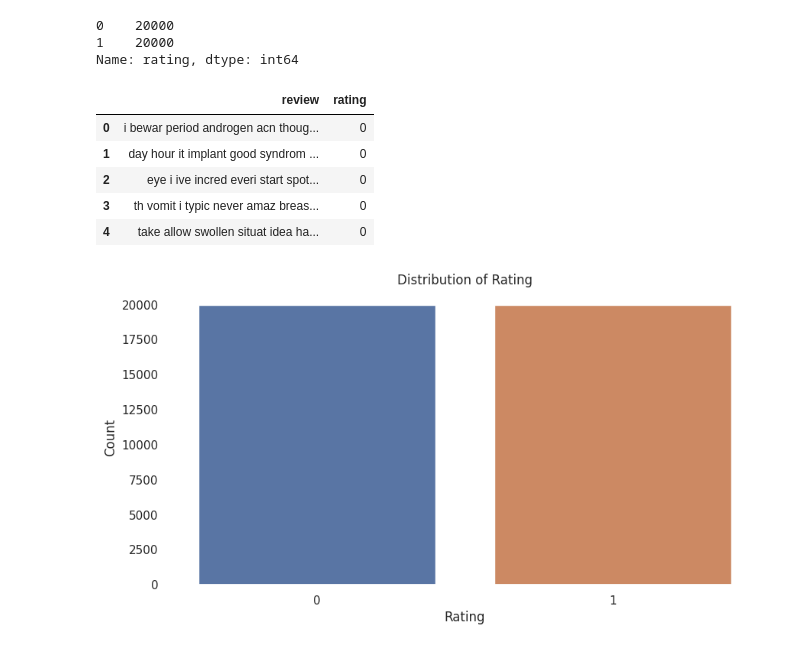
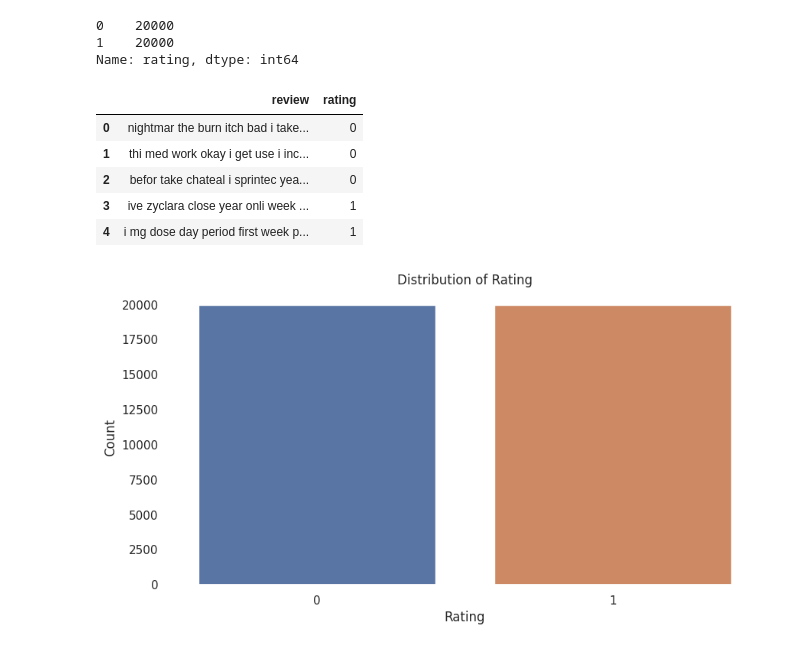
Before and after one commit to michellejieli/Whoop, a Jupyter notebook: naive_bayes.ipynb, the cells around one changed output. Drawn from its saved outputs; the diff is of its cells as text; code cells hidden in the pictures.

```diff
--- a/naive_bayes.ipynb
+++ b/naive_bayes.ipynb
@@ -57,14 +62,17 @@ Name: rating, dtype: int64
 # %%
 # look at entire row of data
-pd.set_option('display.max_colwidth', None)
+# shuffle data and look at first 3 rows
+train_data = train_data.sample(frac=1).reset_index(drop=True)
+# change display options to not show entire row
+pd.set_option('display.max_colwidth', 100)
 train_data.head()
 # %% [output]
 |  | review | rating |
-| 0 | i bewar period androgen acn thoug... | 0 |
-| 1 | day hour it implant good syndrom ... | 0 |
-| 2 | eye i ive incred everi start spot... | 0 |
-| 3 | th vomit i typic never amaz breas... | 0 |
-| 4 | take allow swollen situat idea ha... | 0 |
+| 0 | nightmar the burn itch bad i take... | 0 |
+| 1 | thi med work okay i get use i inc... | 0 |
+| 2 | befor take chateal i sprintec yea... | 0 |
+| 3 | ive zyclara close year onli week ... | 1 |
+| 4 | i mg dose day period first week p... | 1 |
 # %%
 # look at distribution of rating
 def look_at_rating(train_csv):
```
Also changed, not shown: parts of 12 cells of this notebook, 7 other files.
